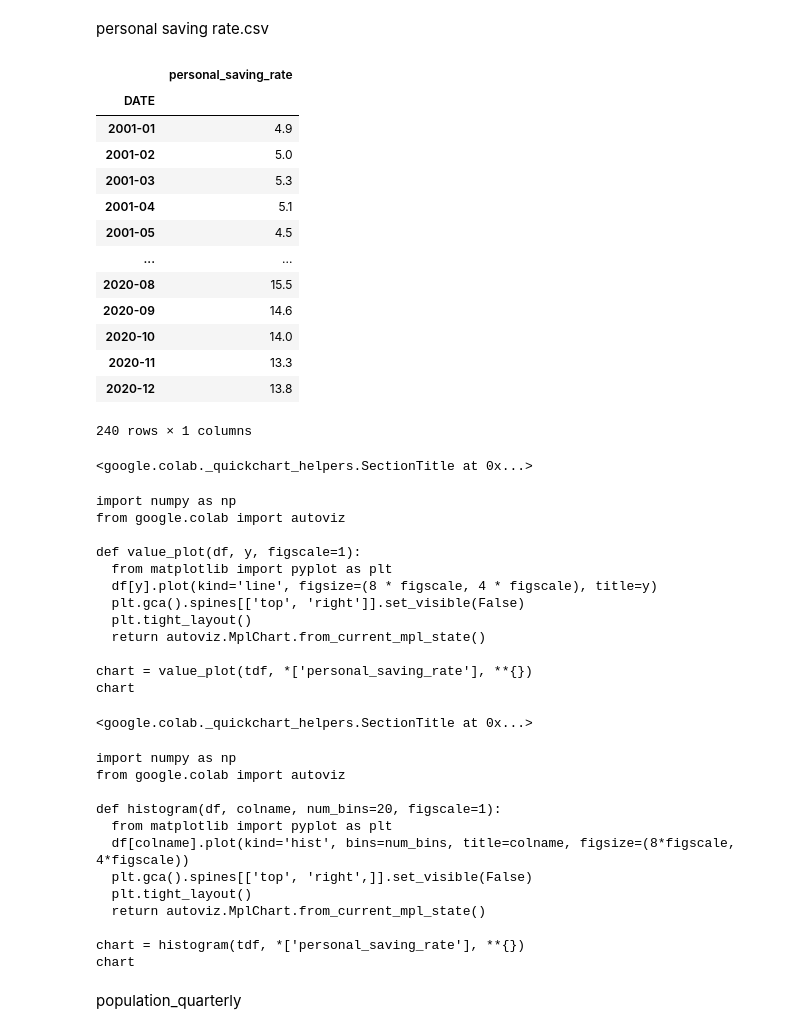
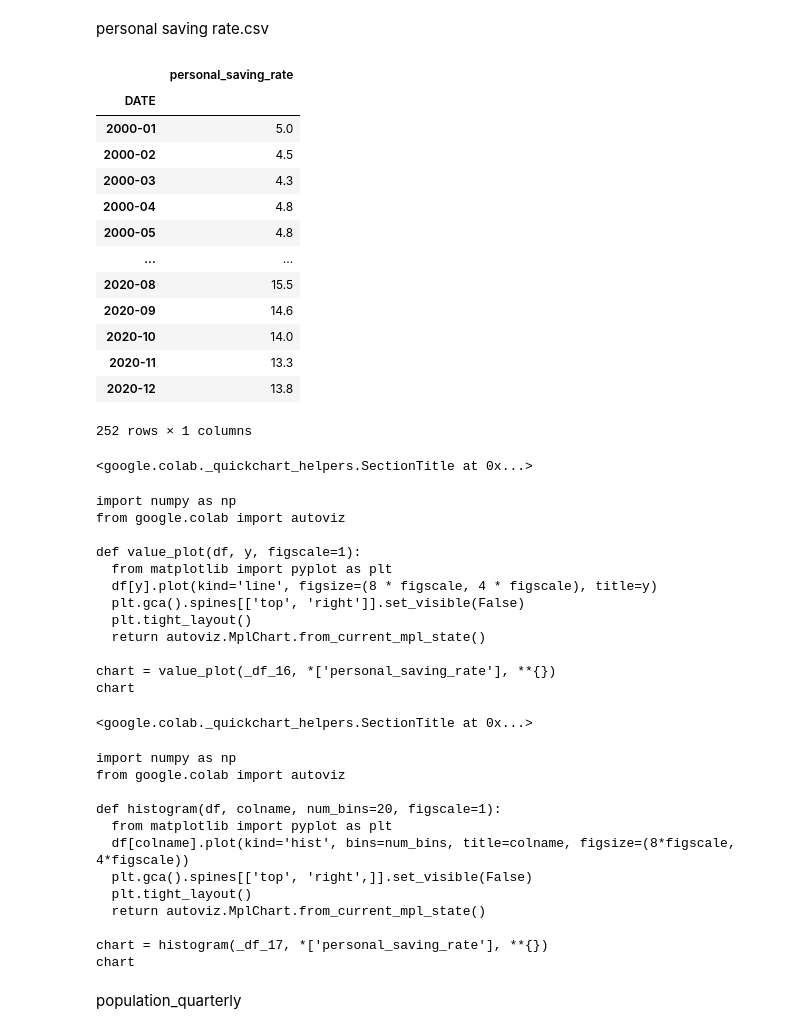
Before and after one commit to Praz98/HomeLLC, a Jupyter notebook: HomeLLC_basic_data_cleani.ipynb, the cells around one changed output. Cells and saved outputs as stored; diff of their text form; code cells hidden in the pictures.

```diff
--- a/HomeLLC_basic_data_cleani.ipynb
+++ b/HomeLLC_basic_data_cleani.ipynb
@@ -875,29 +865,29 @@ personal saving rate.csv
 # %%
 tdf = pd.read_csv("/content/drive/MyDrive/HOME LLC CSV/personal saving rate.csv")
 tdf.DATE = pd.to_datetime(tdf.DATE,format="%Y-%m-%d")
 tdf.DATE = tdf.DATE.dt.strftime('%Y-%m')
 tdf.set_index(tdf.DATE,inplace=True)
 tdf.drop(columns={"DATE"},inplace=True)
 tdf.rename(columns={"PSAVERT":"personal_saving_rate"},inplace=True)
-tdf = tdf["2001-01":"2020-12"]
+tdf = tdf["2000-01":"2020-12"]
 
 tdf.to_csv("/content/drive/MyDrive/cleaned data/personal saving rate.csv")
 tdf
 # %% [output]
 |  | personal_saving_rate |
 | DATE |  |
-| 2001-01 | 4.9 |
-| 2001-02 | 5.0 |
-| 2001-03 | 5.3 |
-| 2001-04 | 5.1 |
-| 2001-05 | 4.5 |
+| 2000-01 | 5.0 |
+| 2000-02 | 4.5 |
+| 2000-03 | 4.3 |
+| 2000-04 | 4.8 |
+| 2000-05 | 4.8 |
 | ... | ... |
 | 2020-08 | 15.5 |
 | 2020-09 | 14.6 |
 | 2020-10 | 14.0 |
 | 2020-11 | 13.3 |
 | 2020-12 | 13.8 |
-240 rows × 1 columns
+252 rows × 1 columns
 <google.colab._quickchart_helpers.SectionTitle at 0x...>
 import numpy as np
 from google.colab import autoviz
@@ -909,7 +899,7 @@ def value_plot(df, y, figscale=1):
   plt.tight_layout()
   return autoviz.MplChart.from_current_mpl_state()
 
-chart = value_plot(tdf, *['personal_saving_rate'], **{})
+chart = value_plot(_df_16, *['personal_saving_rate'], **{})
 chart
 <google.colab._quickchart_helpers.SectionTitle at 0x...>
 import numpy as np
@@ -922,7 +912,7 @@ def histogram(df, colname, num_bins=20, figscale=1):
   plt.tight_layout()
   return autoviz.MplChart.from_current_mpl_state()
 
-chart = histogram(tdf, *['personal_saving_rate'], **{})
+chart = histogram(_df_17, *['personal_saving_rate'], **{})
 chart
 # %% [markdown]
 population_quarterly
```
Also changed, not shown: parts of 28 cells of this notebook.
